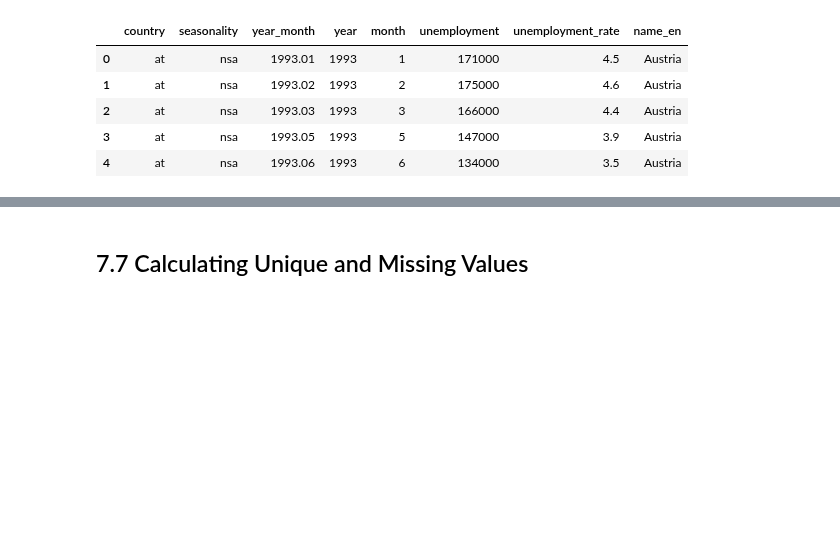
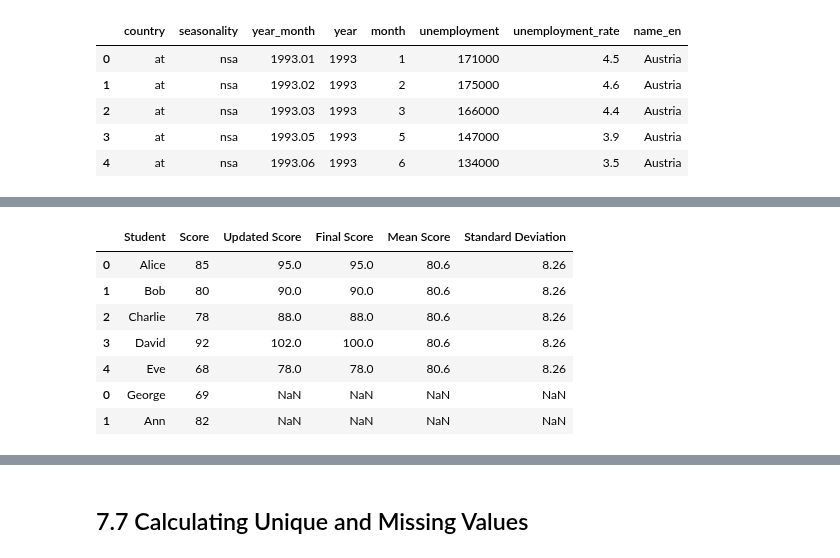
Before and after one commit to avakanski/Fall-2024-Applied-Data-Science-with-Python, a Jupyter notebook: docs/Lectures/Theme_2-Data_Engineering/Lecture_7-Pandas/Lecture_7-Pandas.ipynb, the cells around one changed output, grey strips where cells are left out. Cells and saved outputs as stored; diff of their text form; code cells hidden in the pictures; blank space fills up the shorter version.

```diff
--- a/docs/Lectures/Theme_2-Data_Engineering/Lecture_7-Pandas/Lecture_7-Pandas.ipynb
+++ b/docs/Lectures/Theme_2-Data_Engineering/Lecture_7-Pandas/Lecture_7-Pandas.ipynb
@@ -766,0 +887,5 @@ unemployment.head(10)
+# %%
+student_df = pd.DataFrame({
+    'Student': ['Alice', 'Bob', 'Charlie', 'David', 'Eve'],
+    'Score': [85, 80, 78, 92, 68]})
+student_df
@@ -902,0 +1131,14 @@ unemployment.head()
+# %%
+# Concatenate along rows (axis=0)
+student_df_2 = pd.DataFrame({'Student': ['George', 'Ann'], 'Score': [69, 82]})
+joined_df_3 = pd.concat([student_df, student_df_2], axis=0)
+joined_df_3
+# %% [output]
+|  | Student | Score | Updated Score | Final Score | Mean Score | Standard Deviation |
+| 0 | Alice | 85 | 95.0 | 95.0 | 80.6 | 8.26 |
+| 1 | Bob | 80 | 90.0 | 90.0 | 80.6 | 8.26 |
+| 2 | Charlie | 78 | 88.0 | 88.0 | 80.6 | 8.26 |
+| 3 | David | 92 | 102.0 | 100.0 | 80.6 | 8.26 |
+| 4 | Eve | 68 | 78.0 | 78.0 | 80.6 | 8.26 |
+| 0 | George | 69 | NaN | NaN | NaN | NaN |
+| 1 | Ann | 82 | NaN | NaN | NaN | NaN |
```
Also changed, not shown: parts of 63 cells of this notebook.
